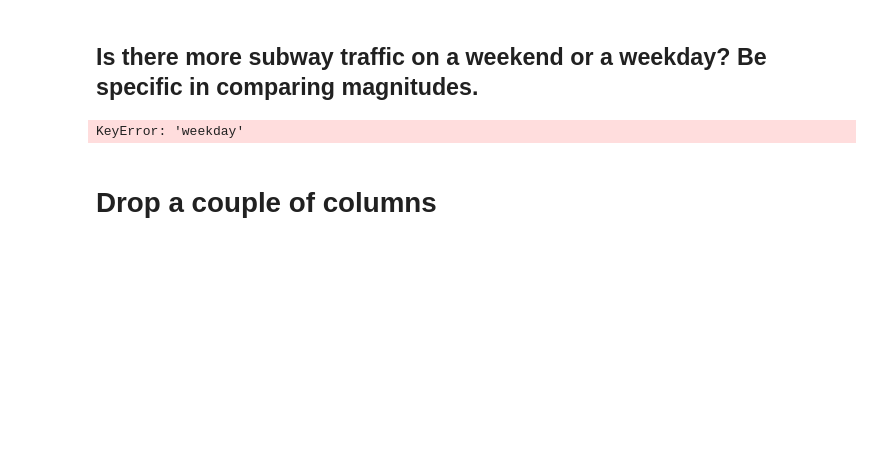
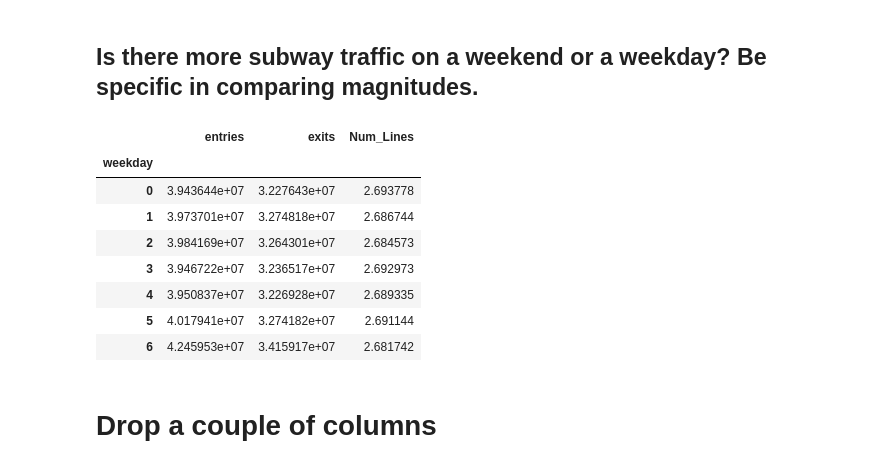
Before and after one commit to as6140/dsc-0-03-08-understanding-pandas-series-and-dataframes-lab-seattle-ds-career-040119, a Jupyter notebook: index.ipynb, the cells around one changed output. Saved outputs shown, nothing was run; the diff lists cells and outputs as text; code cells hidden in the pictures; blank space fills up the shorter version.

```diff
--- a/index.ipynb
+++ b/index.ipynb
@@ -194,9 +194,17 @@ df
 ## Is there more subway traffic on a weekend or a weekday?    Be specific in comparing magnitudes.
 # %%
 #Your code here
-df.entries.groupby(['weekday']).mean()
+df.groupby(['weekday']).mean()
 # %% [output]
-KeyError: 'weekday'
+|  | entries | exits | Num_Lines |
+| weekday |  |  |  |
+| 0 | 3.943644e+07 | 3.227643e+07 | 2.693778 |
+| 1 | 3.973701e+07 | 3.274818e+07 | 2.686744 |
+| 2 | 3.984169e+07 | 3.264301e+07 | 2.684573 |
+| 3 | 3.946722e+07 | 3.236517e+07 | 2.692973 |
+| 4 | 3.950837e+07 | 3.226928e+07 | 2.689335 |
+| 5 | 4.017941e+07 | 3.274182e+07 | 2.691144 |
+| 6 | 4.245953e+07 | 3.415917e+07 | 2.681742 |
 # %% [markdown]
 # Drop a couple of columns
 # %%
```
